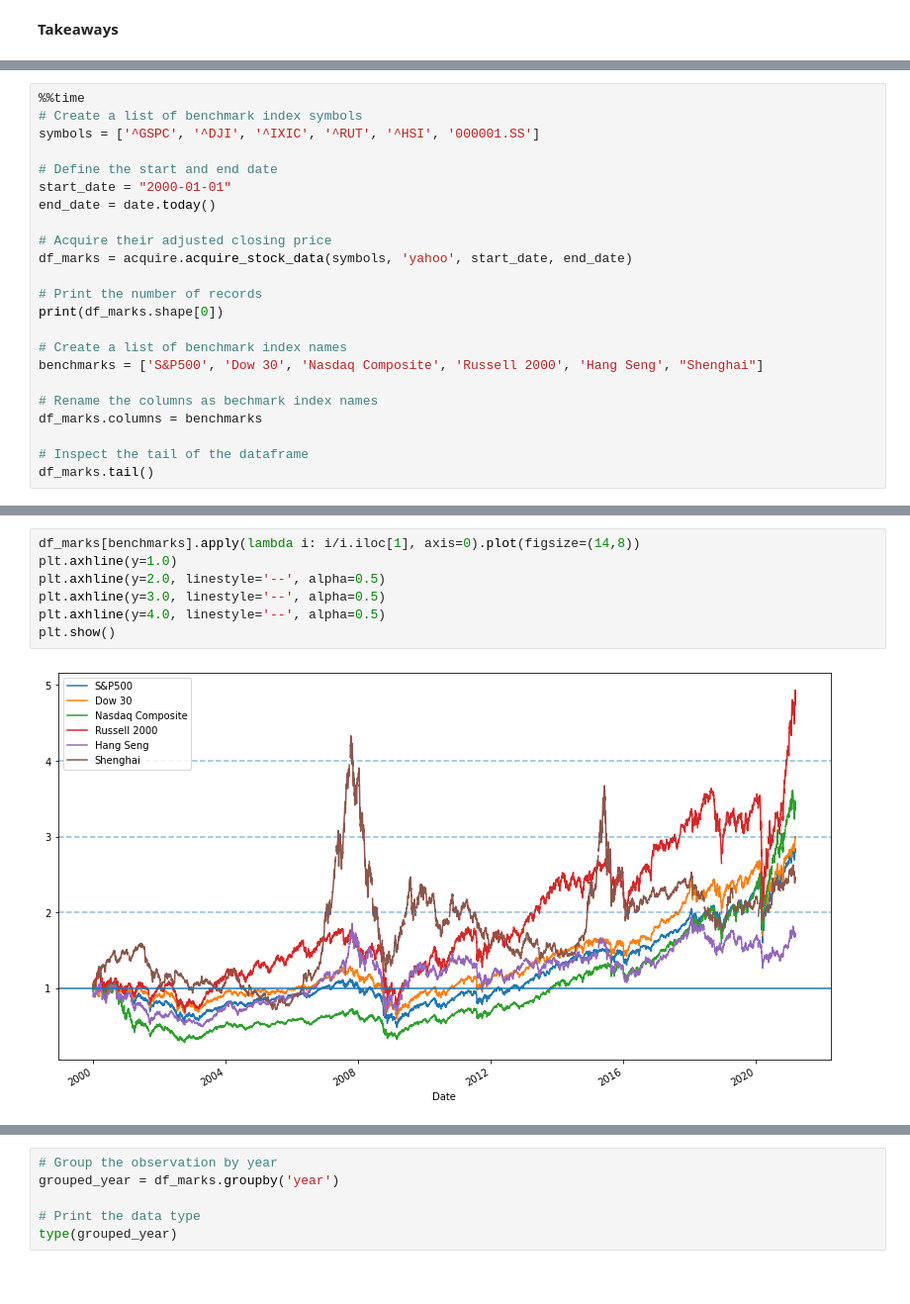
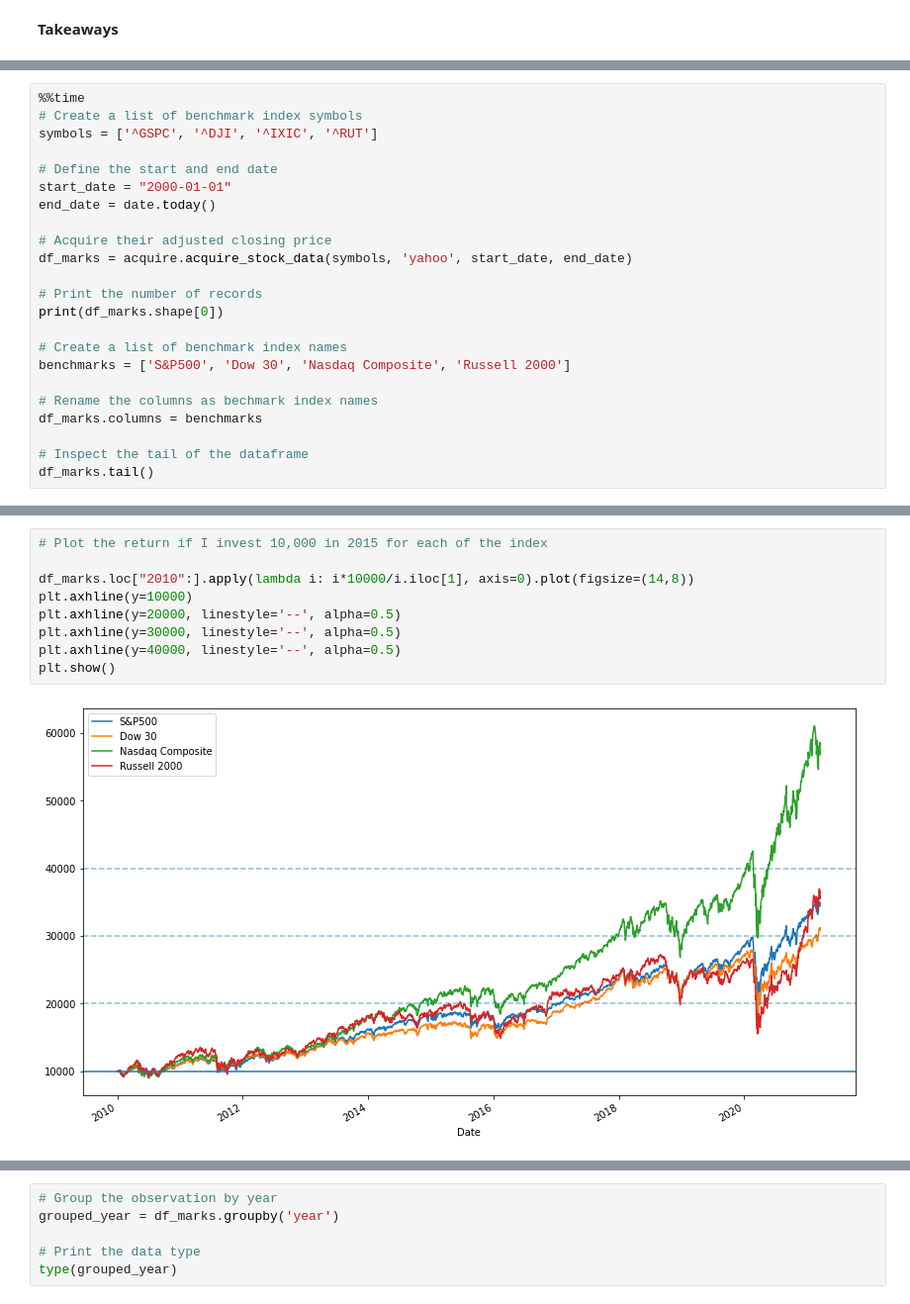
Before and after one commit to Yongliang-Shi/market-prediction, a Jupyter notebook: explore_ark.ipynb, the cells around one changed output, grey strips where cells are left out. Shown at 99% size. Drawn from its saved outputs; the diff is of its cells as text.

Commit message:
update the data visualization of major US indexes

```diff
--- a/explore_ark.ipynb
+++ b/explore_ark.ipynb
@@ -236,7 +242,7 @@ plt.show()
 # %%
 %%time
 # Create a list of benchmark index symbols
-symbols = ['^GSPC', '^DJI', '^IXIC', '^RUT', '^HSI', '000001.SS']
+symbols = ['^GSPC', '^DJI', '^IXIC', '^RUT']
 
 # Define the start and end date
 start_date = "2000-01-01"
@@ -249,7 +255,7 @@ df_marks = acquire.acquire_stock_data(symbols, 'yahoo', start_date, end_date)
 print(df_marks.shape[0])
 
 # Create a list of benchmark index names
-benchmarks = ['S&P500', 'Dow 30', 'Nasdaq Composite', 'Russell 2000', 'Hang Seng', "Shenghai"]
+benchmarks = ['S&P500', 'Dow 30', 'Nasdaq Composite', 'Russell 2000']
 
 # Rename the columns as bechmark index names
 df_marks.columns = benchmarks
@@ -300,9 +331,11 @@ memory usage: 301.3 KB
 # %%
-df_marks[benchmarks].apply(lambda i: i/i.iloc[1], axis=0).plot(figsize=(14,8))
-plt.axhline(y=1.0)
-plt.axhline(y=2.0, linestyle='--', alpha=0.5)
-plt.axhline(y=3.0, linestyle='--', alpha=0.5)
-plt.axhline(y=4.0, linestyle='--', alpha=0.5)
+# Plot the return if I invest 10,000 in 2015 for each of the index
+
+df_marks.loc["2010":].apply(lambda i: i*10000/i.iloc[1], axis=0).plot(figsize=(14,8))
+plt.axhline(y=10000)
+plt.axhline(y=20000, linestyle='--', alpha=0.5)
+plt.axhline(y=30000, linestyle='--', alpha=0.5)
+plt.axhline(y=40000, linestyle='--', alpha=0.5)
 plt.show()
 # %% [output]
-[figure, old version]
+[figure, new version]
```
Also changed, not shown: parts of 24 cells of this notebook.
